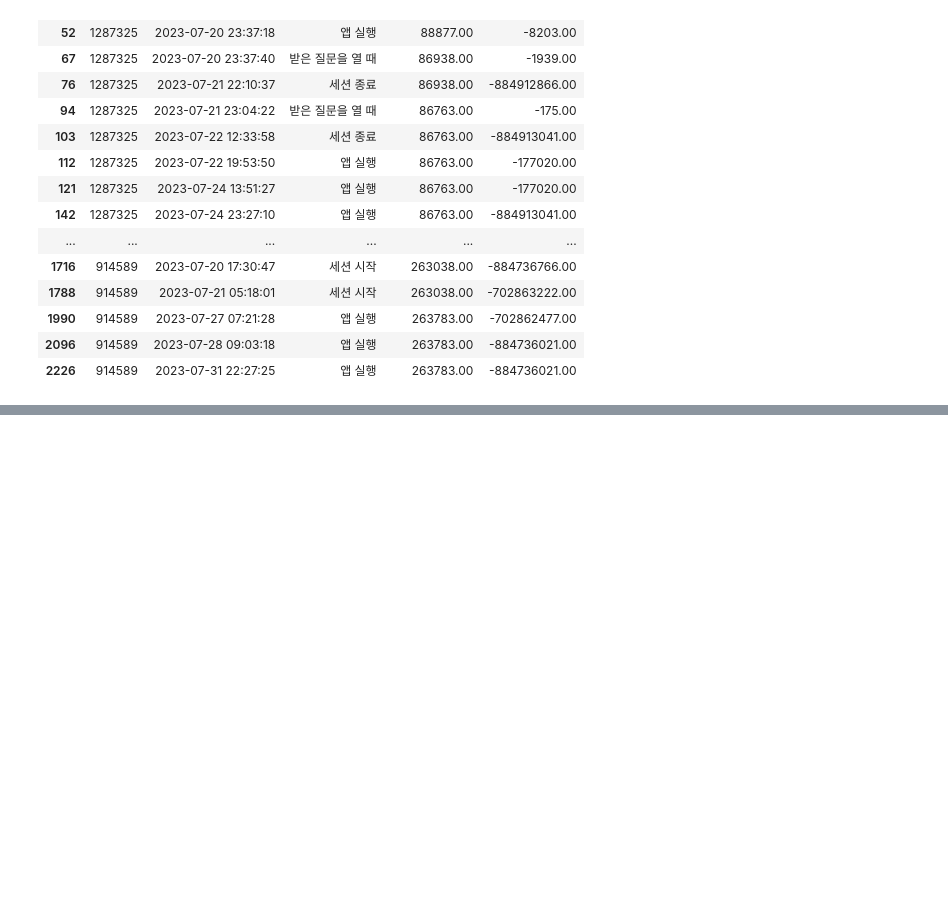
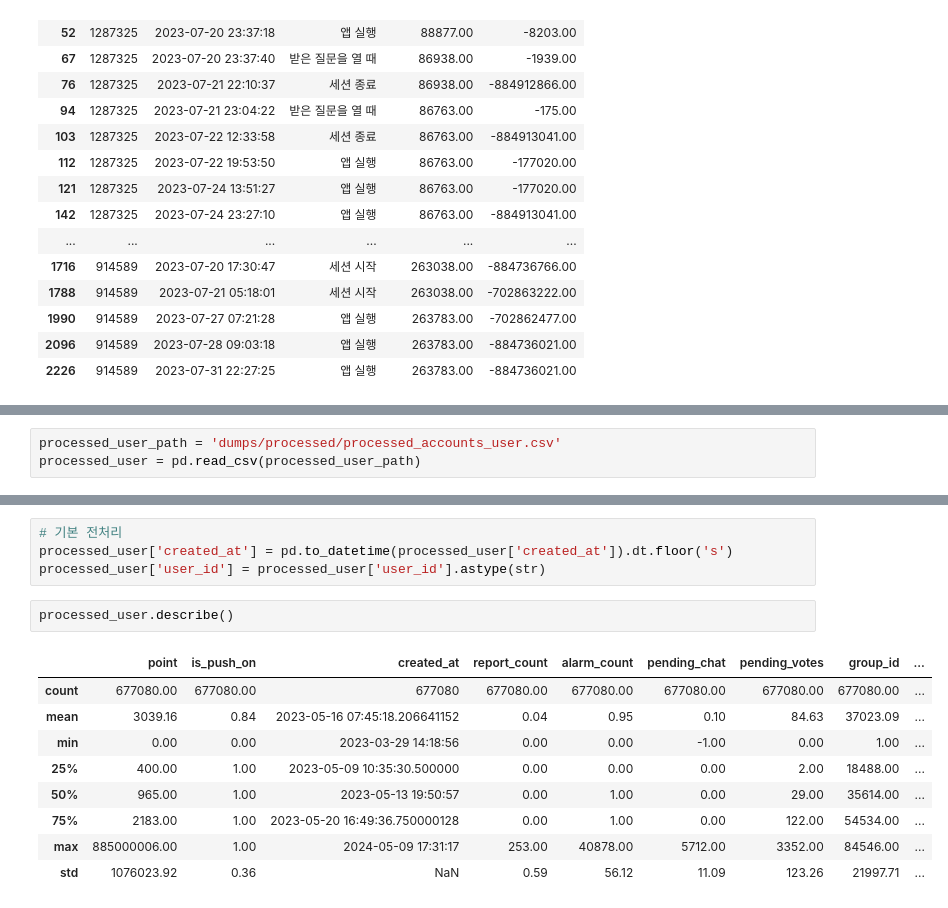
Before and after one commit to EtheriumArchive/Codeit_project, a Jupyter notebook: eda_damyeon_v2.ipynb, the cells around one changed output, grey strips where cells are left out. Cells and saved outputs as stored; diff of their text form; blank space fills up the shorter version.

```diff
--- a/eda_damyeon_v2.ipynb
+++ b/eda_damyeon_v2.ipynb
@@ -2225,0 +2228,3 @@ heart_outlier_diff[['user_id', 'event_datetime', 'event_key', 'heart_balance', '
+# %%
+processed_user_path = 'dumps/processed/processed_accounts_user.csv'
+processed_user = pd.read_csv(processed_user_path)
@@ -2225,0 +2251,16 @@ heart_outlier_diff[['user_id', 'event_datetime', 'event_key', 'heart_balance', '
+# %%
+# 기본 전처리
+processed_user['created_at'] = pd.to_datetime(processed_user['created_at']).dt.floor('s')
+processed_user['user_id'] = processed_user['user_id'].astype(str)
+# %%
+processed_user.describe()
+# %% [output]
+|  | point | is_push_on | created_at | report_count | alarm_count | pending_chat | pending_votes | group_id | ... |
+| count | 677080.00 | 677080.00 | 677080 | 677080.00 | 677080.00 | 677080.00 | 677080.00 | 677080.00 | ... |
+| mean | 3039.16 | 0.84 | 2023-05-16 07:45:18.206641152 | 0.04 | 0.95 | 0.10 | 84.63 | 37023.09 | ... |
+| min | 0.00 | 0.00 | 2023-03-29 14:18:56 | 0.00 | 0.00 | -1.00 | 0.00 | 1.00 | ... |
+| 25% | 400.00 | 1.00 | 2023-05-09 10:35:30.500000 | 0.00 | 0.00 | 0.00 | 2.00 | 18488.00 | ... |
+| 50% | 965.00 | 1.00 | 2023-05-13 19:50:57 | 0.00 | 1.00 | 0.00 | 29.00 | 35614.00 | ... |
+| 75% | 2183.00 | 1.00 | 2023-05-20 16:49:36.750000128 | 0.00 | 1.00 | 0.00 | 122.00 | 54534.00 | ... |
+| max | 885000006.00 | 1.00 | 2024-05-09 17:31:17 | 253.00 | 40878.00 | 5712.00 | 3352.00 | 84546.00 | ... |
+| std | 1076023.92 | 0.36 | NaN | 0.59 | 56.12 | 11.09 | 123.26 | 21997.71 | ... |
```
Also changed, not shown: parts of 20 cells of this notebook.
